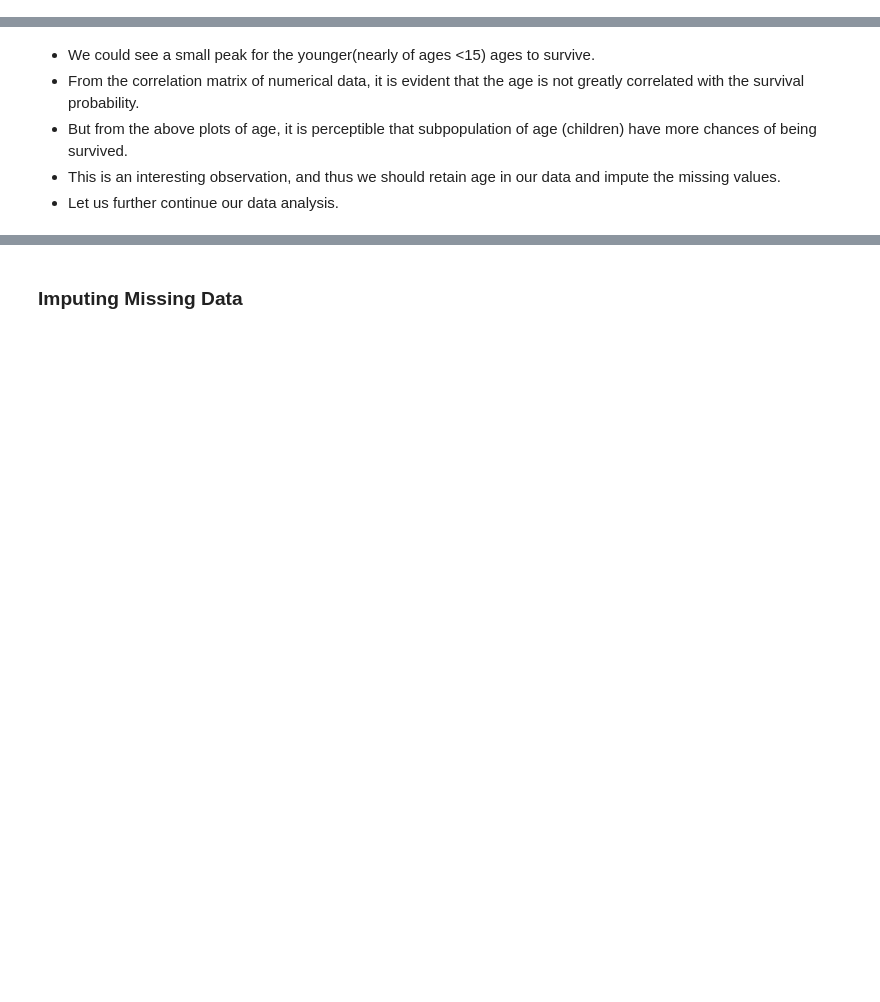
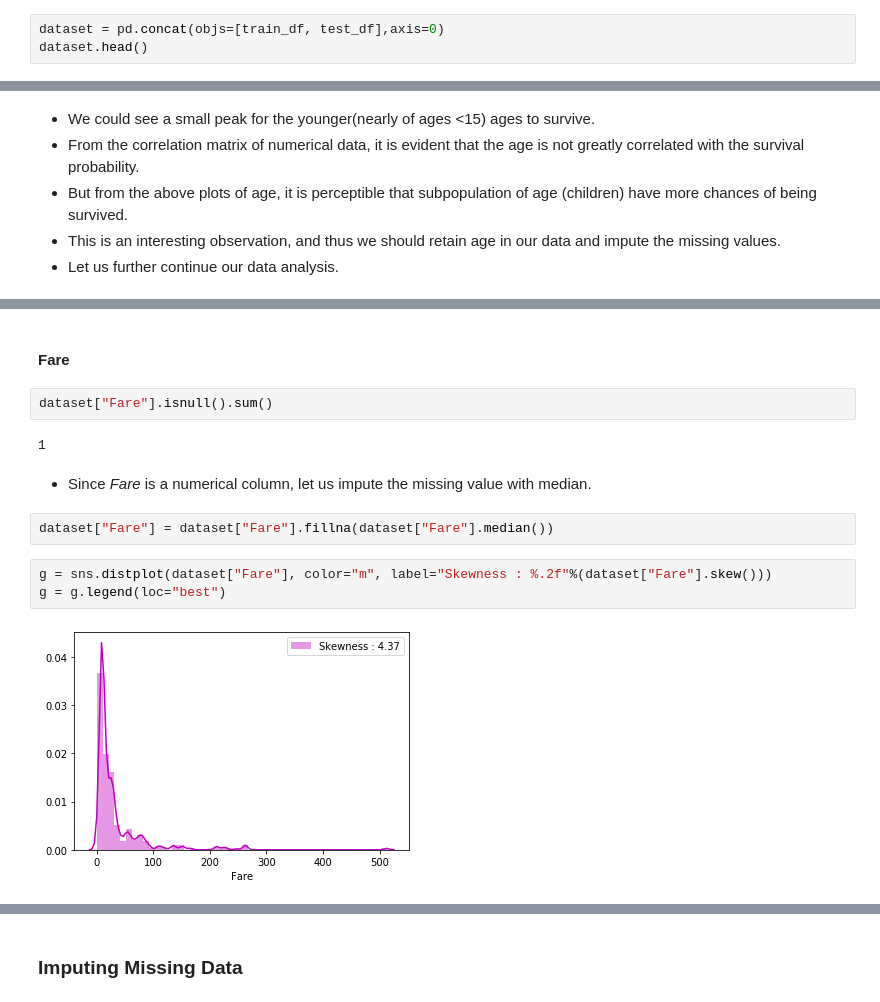
Before and after one commit to vagdevik/Titanic, a Jupyter notebook: Titanic/Titanic.ipynb, the cells around one changed output, grey strips where cells are left out. Cells and saved outputs as stored; diff of their text form; blank space fills up the shorter version.

```diff
--- a/Titanic/Titanic.ipynb
+++ b/Titanic/Titanic.ipynb
@@ -19,3 +22,6 @@ train_df.head()
 | 2 | 3 | 1 | 3 | Heikkinen, Miss. Laina | female | 26.0 | 0 | 0 | STON/O2. 3101282 | 7.9250 | ... |
 | 3 | 4 | 1 | 1 | Futrelle, Mrs. Jacques Heath (Lil... | female | 35.0 | 1 | 0 | 113803 | 53.1000 | ... |
 | 4 | 5 | 0 | 3 | Allen, Mr. William Henry | male | 35.0 | 0 | 0 | 373450 | 8.0500 | ... |
+# %%
+dataset = pd.concat(objs=[train_df, test_df],axis=0)
+dataset.head()
@@ -168,0 +229,15 @@ g = g.legend(["Not Survived","Survived"])
+# %% [markdown]
+#### Fare
+# %%
+dataset["Fare"].isnull().sum()
+# %% [output]
+1
+# %% [markdown]
+* Since *Fare* is a numerical column, let us impute the missing value with median.
+# %%
+dataset["Fare"] = dataset["Fare"].fillna(dataset["Fare"].median())
+# %%
+g = sns.distplot(dataset["Fare"], color="m", label="Skewness : %.2f"%(dataset["Fare"].skew()))
+g = g.legend(loc="best")
+# %% [output]
+[figure, added]
```
Also changed, not shown: parts of 41 cells of this notebook.
